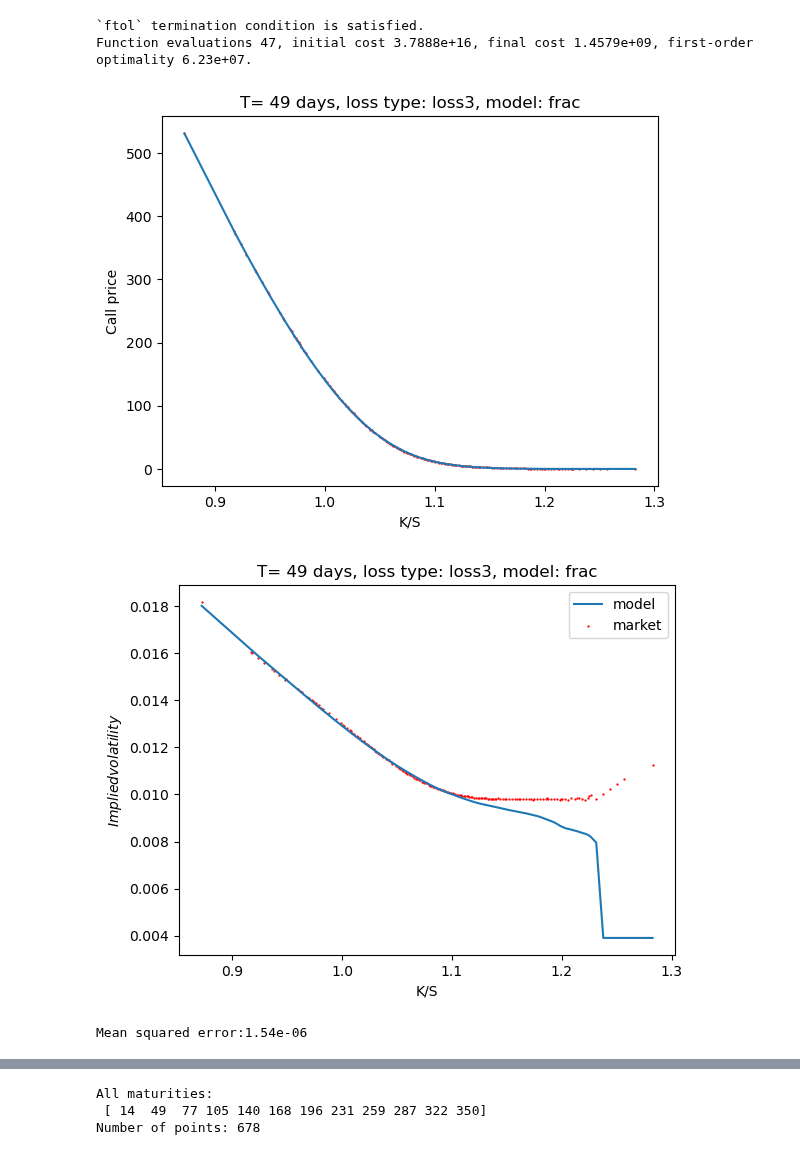
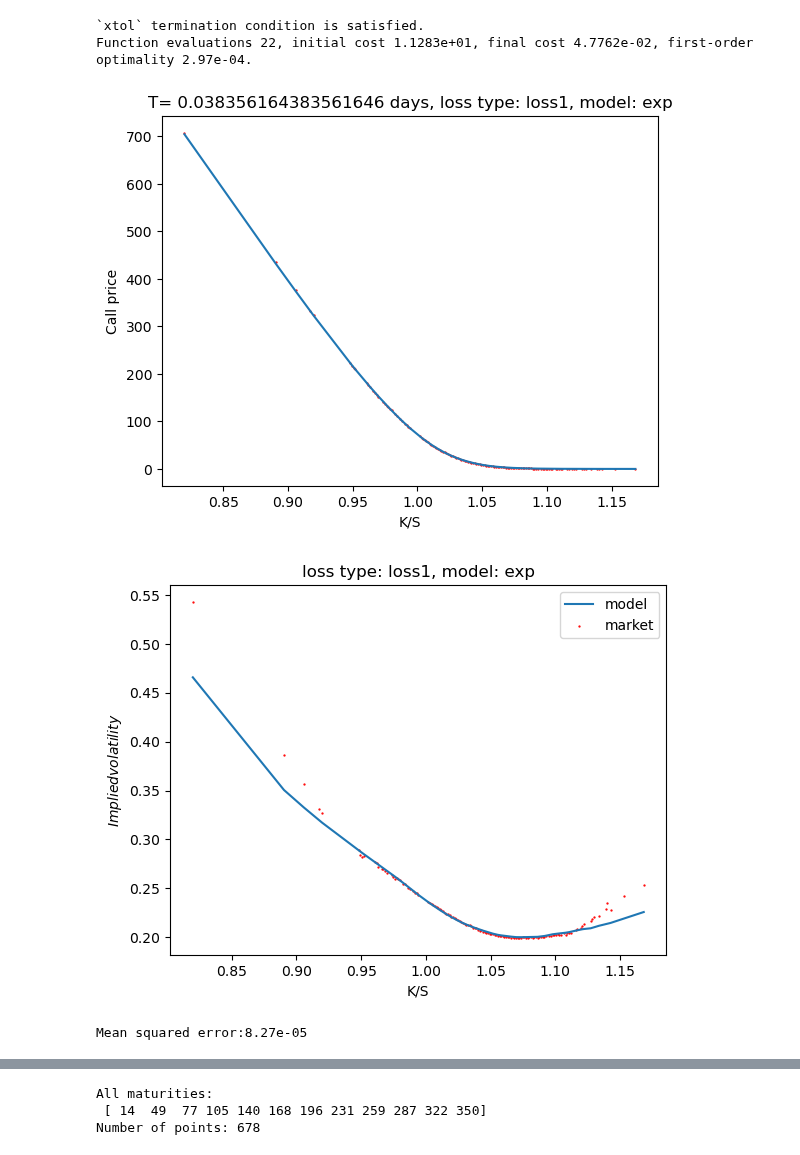
Before and after one commit to GearlessJohn/deep-pricing, a Jupyter notebook: src/simulation_Xt_V1.ipynb, the cells around one changed output, grey strips where cells are left out. Cells and saved outputs as stored; diff of their text form; code cells hidden in the pictures.

```diff
--- a/src/simulation_Xt_V1.ipynb
+++ b/src/simulation_Xt_V1.ipynb
@@ -198,7 +198,7 @@ def covariance_frac(T, H, c):
 def sample_XT_Cholesky(lam, eta, Zns=Zn1, T=1.5):
 
     cov = covariance_exp(eta=eta, lam=lam, T=T)
-    L = np.linalg.cholesky(cov)
+    L = np.linalg.cholesky(covariance_exp(eta=eta, lam=lam, T=T))
     # t begins from t1=T/n but not t0=0
     sample = Zns @ L.T
 
@@ -487,7 +518,6 @@ def test_implied_vol(S0, T, Ks, call_models, vol_markets, loss_type="1", model="
 # call_models= np.array([call_frac(S0=100, K=Ks[i], T=1.5, rho=params[0], H=params[1], c=params[2], ksi=params[3], a0=params[4]) for i in range(len(Ks))])
 # test_implied_vol(S0=100, T=1.5, Ks=Ks, call_models=call_models, call_markets=call_markets)
 # %%
-
 # Read data
 data = pd.read_csv('../data/UnderlyingOptionsEODCalcs_2022-09-02.csv')
 
@@ -501,21 +531,23 @@ data.rename(columns={'strike': 'K','implied_underlying_price_1545':'S0', "implie
 data = data[data['option_type']=='C']
 data = data[data["root"]=="SPX"]
 # Calculate the time difference based on the quote date and expiration and convert to days
-data['T'] = (data["expiration"].map(lambda x: pd.Timestamp(x)) - data["quote_date"].map(lambda x: pd.Timestamp(x))).map(lambda x: int(x.days))
+data['T'] = (data["expiration"].map(lambda x: pd.Timestamp(x)) - data["quote_date"].map(lambda x: pd.Timestamp(x))).map(lambda x: int(x.days)/365.0)
 
 # We use the average of bid and ask for the actual market price
 data['call_markets'] = 0.5 * (data['bid_1545']+data['ask_1545'])
 
 print("All maturities: \n", np.unique(np.sort(data["T"].to_numpy())))
 
-T = 49
+T = 14/365
 print("Chosen maturity:", T)
 data = data[data['T']==T]
 S0 = data['S0'].to_numpy()[0]
 data = data[data['S0']==S0]
-# data = data[np.abs((data["K"]-S0)/S0)<0.2]
+data = data[np.abs((data["K"]-S0)/S0)<0.2]
 
 Ks = data['K'].to_numpy()
+S0s = [S0]*len(Ks)
+Ts = [T]*len(Ks)
 call_markets = data['call_markets'].to_numpy()
 vega = data["vega"].to_numpy()
 vol_markets = data["implied_volatility"].to_numpy()
@@ -557,30 +590,31 @@ Mean squared error:1.57e-06
 # %%
 vol_markets = [implied_volatility_call_bisection(C=call_markets[i], S=S0, K=Ks[i], T=T, r=0) for i in range(len(Ks))]
 vega = np.array([vega_func(S0, Ks[i], T, r=0, sigma = vol_markets[i]) + 1e-8 for i in range(len(Ks))])
 
-res = calibration(Ks=Ks, y=call_markets, S0=S0, T=T, loss=loss_3)
+res = calibration(Ks=Ks, y=call_markets, S0=S0s, T=Ts, loss=loss_3, kernel="exp")
 params = res.x
 
-ST = sample_S_frac(S0=S0, T=T, rho=params[0], H=params[1], c=params[2], ksi=params[3], a0=params[4])[:,-1]
+ST = S0*sample_S_exp(T=Ts, rho=params[0], lam=params[1], eta=params[2], ksi=params[3], a0=params[4])[0,:,-1]
 
 call_models = [np.mean(np.maximum(ST-Ks[i], 0))  for i in range(len(Ks))]
 fig = plt.figure()
 ax = fig.add_subplot(111)
 ax.scatter(Ks/S0, call_markets, s=0.4, c="red")
 ax.plot(Ks/S0, call_models, "-")
 
 ax.set_xlabel("K/S")
 ax.set_ylabel("Call price")
-ax.set_title(f"T= {T} days, loss type: loss3, model: frac")
+ax.set_title(f"T= {T} days, loss type: loss1, model: exp")
 plt.show()
 
-test_implied_vol(S0=S0, T=T, Ks=Ks, call_models=call_models, vol_markets=vol_markets, loss_type="3")
+
+test_implied_vol(S0=S0s, T=Ts, Ks=Ks, call_models=call_models, vol_markets=vol_markets, model="exp")
 # %% [output]
-`ftol` termination condition is satisfied.
-Function evaluations 47, initial cost 3.7888e+16, final cost 1.4579e+09, first-order optimality 6.23e+07.
+`xtol` termination condition is satisfied.
+Function evaluations 22, initial cost 1.1283e+01, final cost 4.7762e-02, first-order optimality 2.97e-04.
-[figure, old version]
+[figure, new version]
-[figure, old version]
+[figure, new version]
-Mean squared error:1.54e-06
+Mean squared error:8.27e-05
 # %%
 vol_markets = [implied_volatility_call_bisection(C=call_markets[i], S=S0, K=Ks[i], T=T, r=0) for i in range(len(Ks))]
 vega = np.array([vega_func(S0, Ks[i], T, r=0, sigma = vol_markets[i]) + 1e-8 for i in range(len(Ks))])
```
Also changed, not shown: parts of 12 cells of this notebook.
